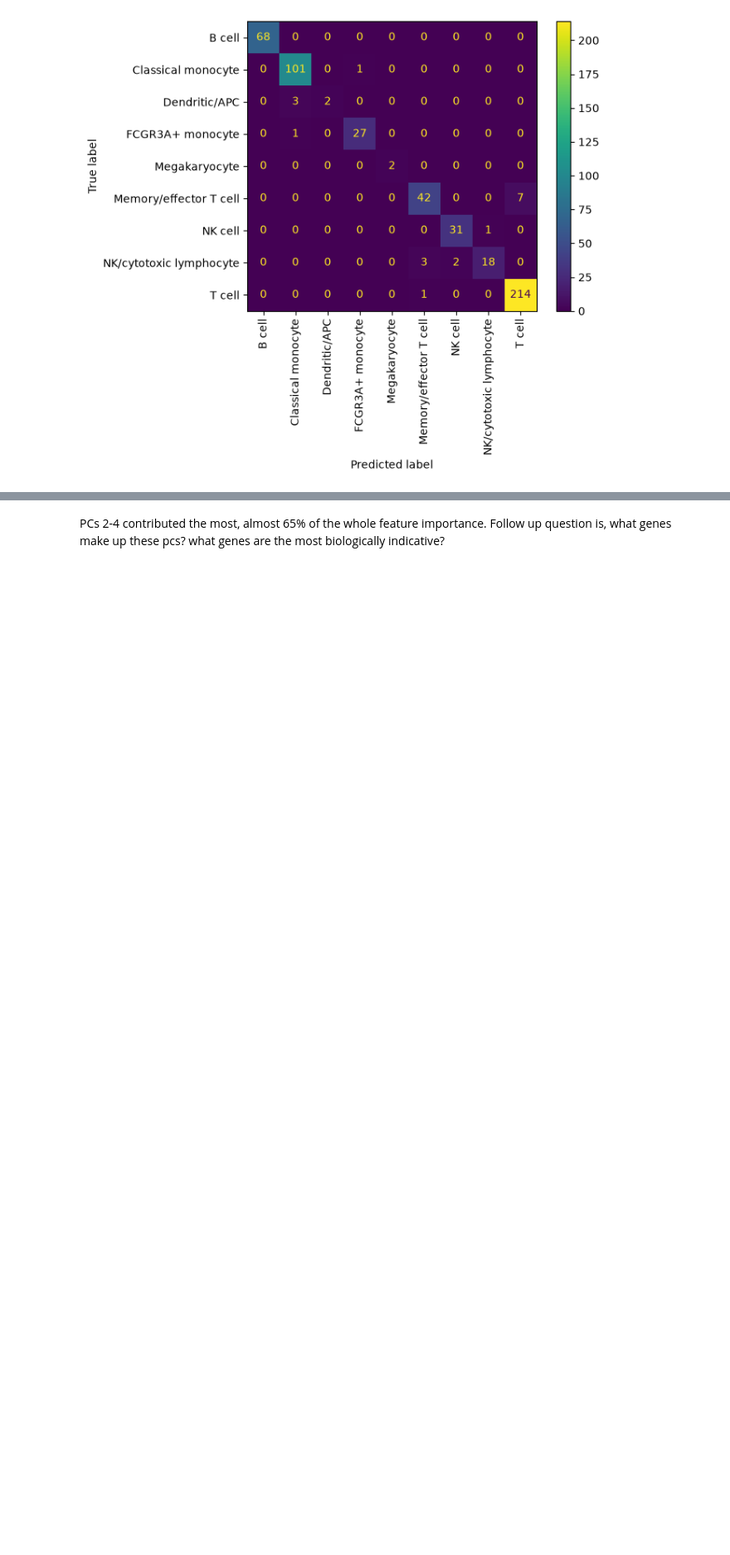
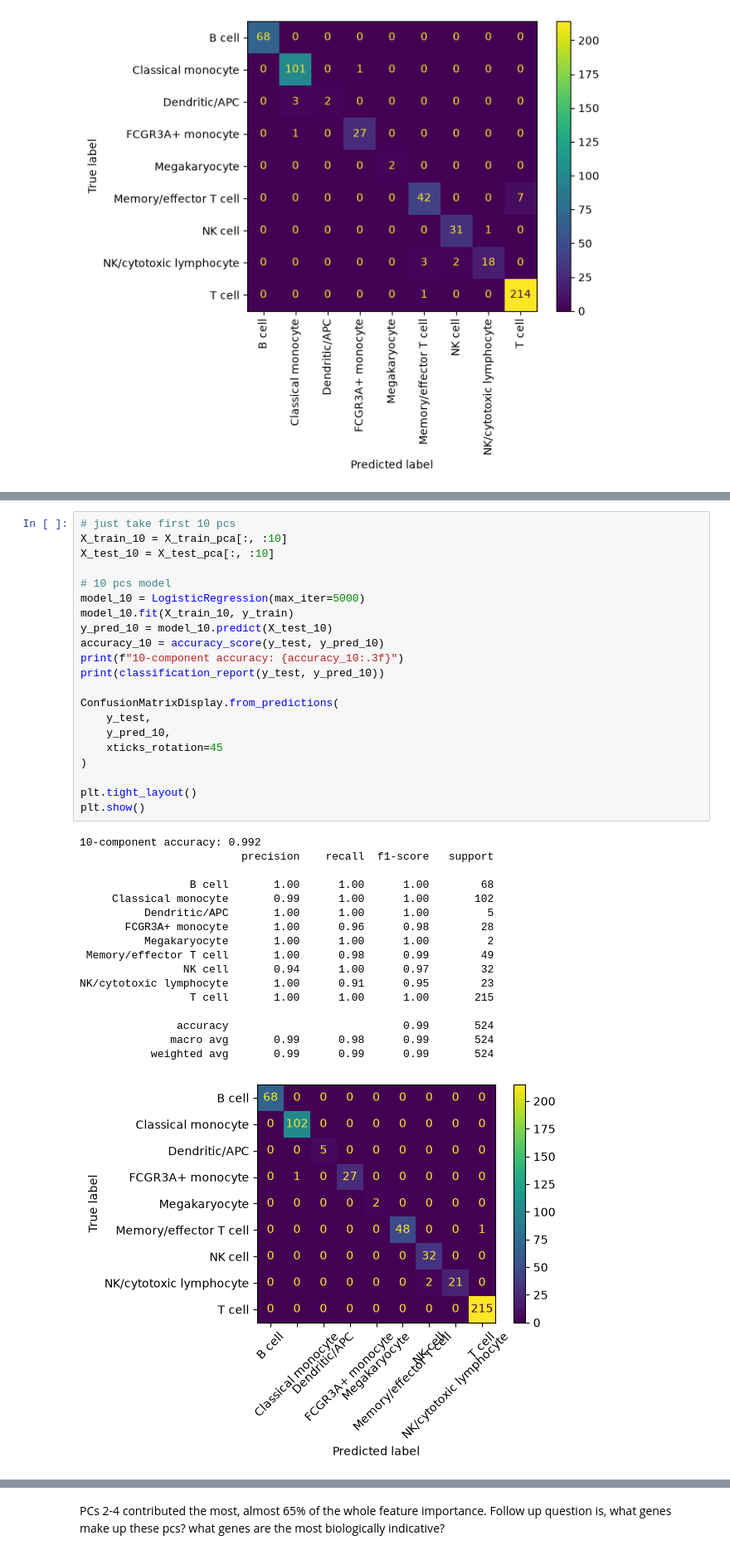
Before and after one commit to yukarachel/sc-RNA-seq-PBMC-3k, a Jupyter notebook: notebooks/03_cell_type_classification.ipynb, the cells around one changed output, grey strips where cells are left out. Shown at 83% size. Drawn from its saved outputs; the diff is of its cells as text; blank space fills up the shorter version.

```diff
--- a/notebooks/03_cell_type_classification.ipynb
+++ b/notebooks/03_cell_type_classification.ipynb
@@ -246,0 +176,39 @@ Saving the results of each model
+# %%
+# just take first 10 pcs
+X_train_10 = X_train_pca[:, :10]
+X_test_10 = X_test_pca[:, :10]
+
+# 10 pcs model
+model_10 = LogisticRegression(max_iter=5000)
+model_10.fit(X_train_10, y_train)
+y_pred_10 = model_10.predict(X_test_10)
+accuracy_10 = accuracy_score(y_test, y_pred_10)
+print(f"10-component accuracy: {accuracy_10:.3f}")
+print(classification_report(y_test, y_pred_10))
+
+ConfusionMatrixDisplay.from_predictions(
+    y_test,
+    y_pred_10,
+    xticks_rotation=45
+)
+
+plt.tight_layout()
+plt.show()
+# %% [output]
+10-component accuracy: 0.992
+                         precision    recall  f1-score   support
+
+                 B cell       1.00      1.00      1.00        68
+     Classical monocyte       0.99      1.00      1.00       102
+          Dendritic/APC       1.00      1.00      1.00         5
+       FCGR3A+ monocyte       1.00      0.96      0.98        28
+          Megakaryocyte       1.00      1.00      1.00         2
+ Memory/effector T cell       1.00      0.98      0.99        49
+                NK cell       0.94      1.00      0.97        32
+NK/cytotoxic lymphocyte       1.00      0.91      0.95        23
+                 T cell       1.00      1.00      1.00       215
+
+               accuracy                           0.99       524
+              macro avg       0.99      0.98      0.99       524
+           weighted avg       0.99      0.99      0.99       524
+[figure, added]
```
Also changed, not shown: parts of 43 cells of this notebook, 3 other files.
